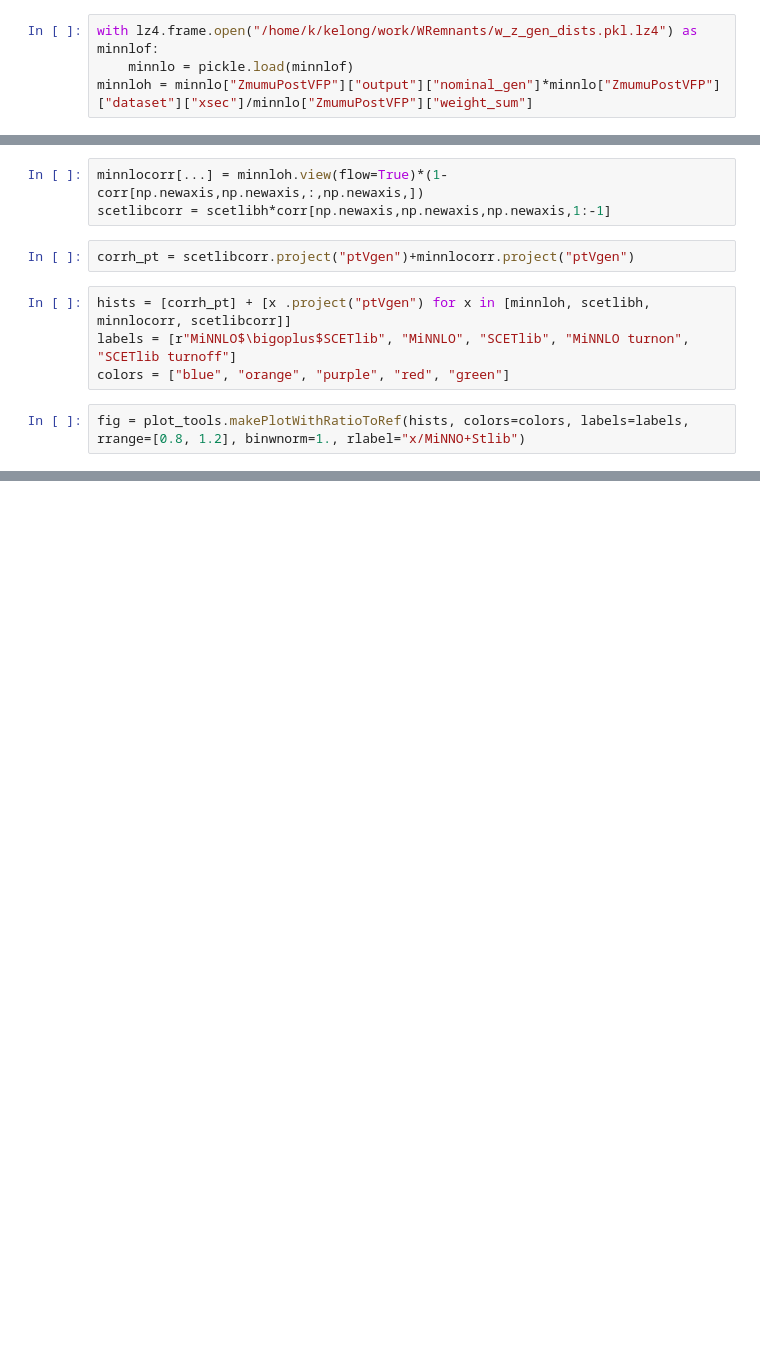
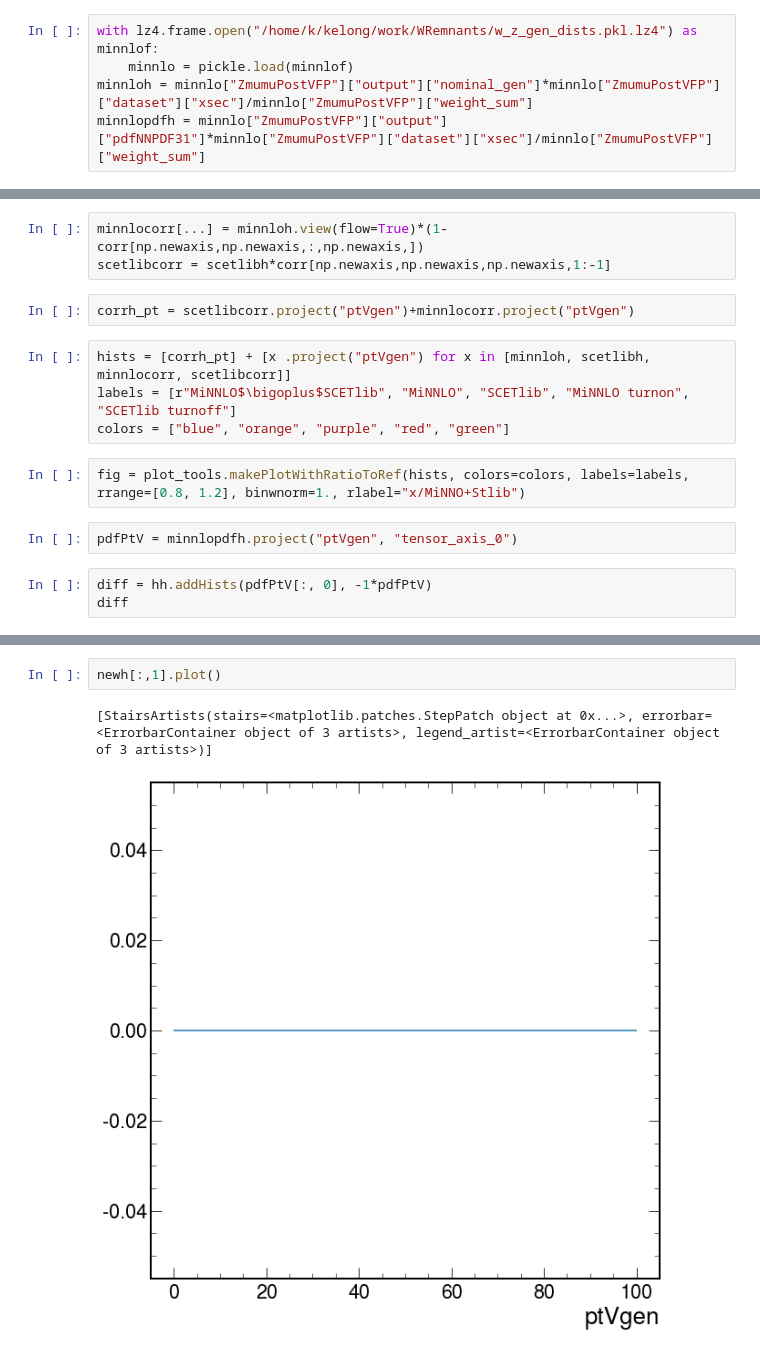
Before and after one commit to bendavid/WRemnants, a Jupyter notebook: notebooks/scetlib.ipynb, the cells around one changed output, grey strips where cells are left out. Saved outputs shown, nothing was run; the diff lists cells and outputs as text; blank space fills up the shorter version.

```diff
--- a/notebooks/scetlib.ipynb
+++ b/notebooks/scetlib.ipynb
@@ -13,5 +14,6 @@ from wremnants import plot_tools
 with lz4.frame.open("/home/k/kelong/work/WRemnants/w_z_gen_dists.pkl.lz4") as minnlof:
     minnlo = pickle.load(minnlof)
 minnloh = minnlo["ZmumuPostVFP"]["output"]["nominal_gen"]*minnlo["ZmumuPostVFP"]["dataset"]["xsec"]/minnlo["ZmumuPostVFP"]["weight_sum"]
+minnlopdfh = minnlo["ZmumuPostVFP"]["output"]["pdfNNPDF31"]*minnlo["ZmumuPostVFP"]["dataset"]["xsec"]/minnlo["ZmumuPostVFP"]["weight_sum"]
 # %%
 f = np.load("/home/k/kelong/work/Generators/scetlib-cms/prod/scetlib_run/Ztests/inclusive_Z_pT.npz", allow_pickle=True)
@@ -96,3 +88,8 @@ labels = [r"MiNNLO$\bigoplus$SCETlib", "MiNNLO", "SCETlib", "MiNNLO turnon", "SC
 colors = ["blue", "orange", "purple", "red", "green"]
 # %%
 fig = plot_tools.makePlotWithRatioToRef(hists, colors=colors, labels=labels, rrange=[0.8, 1.2], binwnorm=1., rlabel="x/MiNNO+Stlib")
+# %%
+pdfPtV = minnlopdfh.project("ptVgen", "tensor_axis_0")
+# %%
+diff = hh.addHists(pdfPtV[:, 0], -1*pdfPtV)
+diff
@@ -98,0 +142,5 @@ fig = plot_tools.makePlotWithRatioToRef(hists, colors=colors, labels=labels, rra
+# %%
+newh[:,1].plot()
+# %% [output]
+[StairsArtists(stairs=<matplotlib.patches.StepPatch object at 0x...>, errorbar=<ErrorbarContainer object of 3 artists>, legend_artist=<ErrorbarContainer object of 3 artists>)]
+[figure, added]
```
Also changed, not shown: parts of 19 cells of this notebook, 8 other files.
